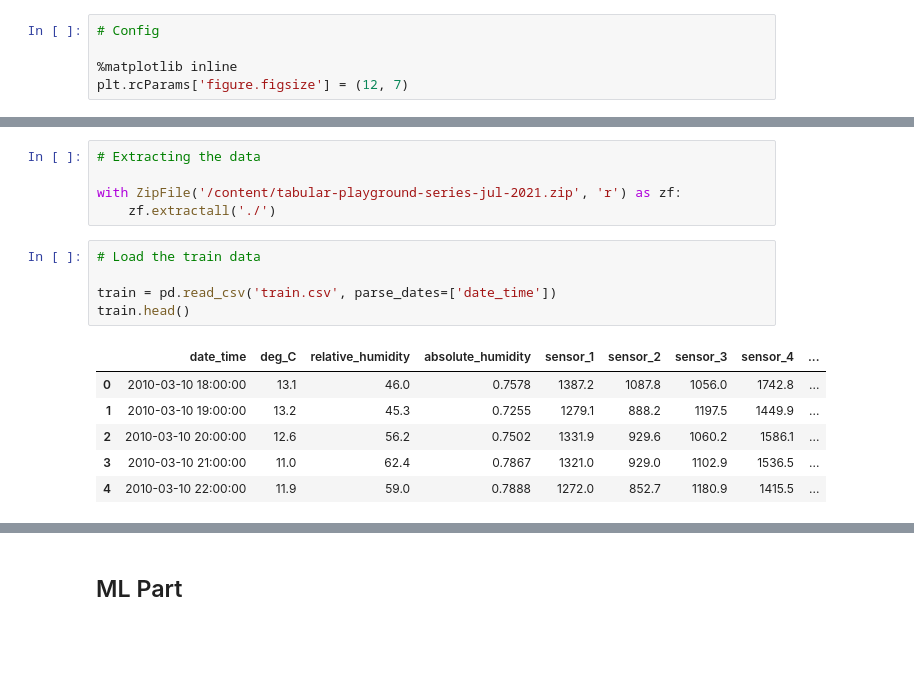
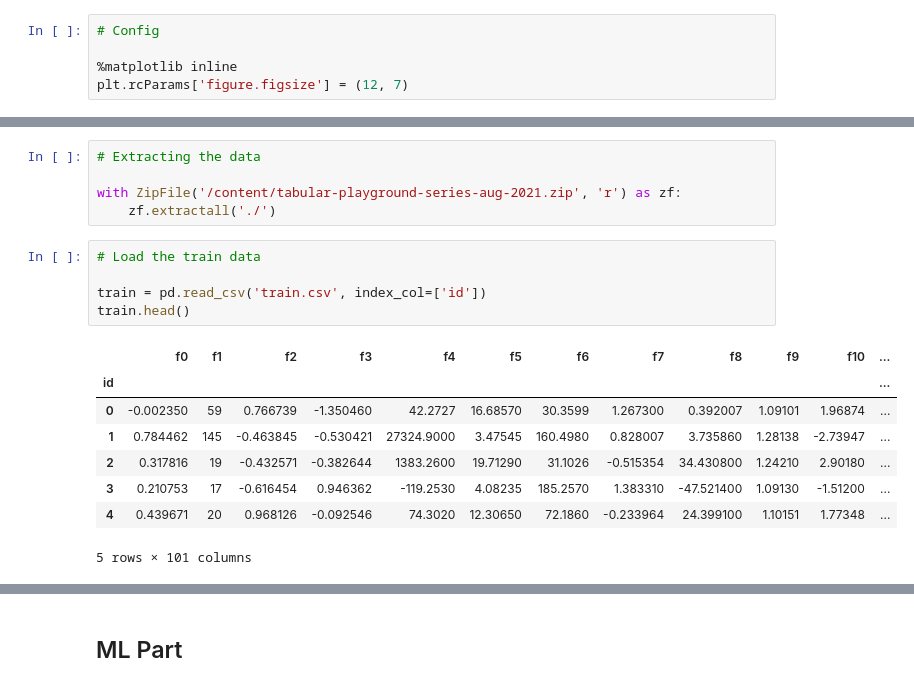
Before and after one commit to AnuragAnalog/myKaggle, a Jupyter notebook: Tabular-Playground-Series/Aug-2021/Tabular Playground Series Aug 2021.ipynb, the cells around one changed output, grey strips where cells are left out. Cells and saved outputs as stored; diff of their text form; blank space fills up the shorter version.

```diff
--- a/Tabular-Playground-Series/Aug-2021/Tabular Playground Series Aug 2021.ipynb
+++ b/Tabular-Playground-Series/Aug-2021/Tabular Playground Series Aug 2021.ipynb
@@ -18,20 +33,22 @@ plt.rcParams['figure.figsize'] = (12, 7)
 # %%
 # Extracting the data
 
-with ZipFile('/content/tabular-playground-series-jul-2021.zip', 'r') as zf:
+with ZipFile('/content/tabular-playground-series-aug-2021.zip', 'r') as zf:
     zf.extractall('./')
 # %%
 # Load the train data
 
-train = pd.read_csv('train.csv', parse_dates=['date_time'])
+train = pd.read_csv('train.csv', index_col=['id'])
 train.head()
 # %% [output]
-|  | date_time | deg_C | relative_humidity | absolute_humidity | sensor_1 | sensor_2 | sensor_3 | sensor_4 | ... |
-| 0 | 2010-03-10 18:00:00 | 13.1 | 46.0 | 0.7578 | 1387.2 | 1087.8 | 1056.0 | 1742.8 | ... |
-| 1 | 2010-03-10 19:00:00 | 13.2 | 45.3 | 0.7255 | 1279.1 | 888.2 | 1197.5 | 1449.9 | ... |
-| 2 | 2010-03-10 20:00:00 | 12.6 | 56.2 | 0.7502 | 1331.9 | 929.6 | 1060.2 | 1586.1 | ... |
-| 3 | 2010-03-10 21:00:00 | 11.0 | 62.4 | 0.7867 | 1321.0 | 929.0 | 1102.9 | 1536.5 | ... |
-| 4 | 2010-03-10 22:00:00 | 11.9 | 59.0 | 0.7888 | 1272.0 | 852.7 | 1180.9 | 1415.5 | ... |
+|  | f0 | f1 | f2 | f3 | f4 | f5 | f6 | f7 | f8 | f9 | f10 | ... |
+| id |  |  |  |  |  |  |  |  |  |  |  | ... |
+| 0 | -0.002350 | 59 | 0.766739 | -1.350460 | 42.2727 | 16.68570 | 30.3599 | 1.267300 | 0.392007 | 1.09101 | 1.96874 | ... |
+| 1 | 0.784462 | 145 | -0.463845 | -0.530421 | 27324.9000 | 3.47545 | 160.4980 | 0.828007 | 3.735860 | 1.28138 | -2.73947 | ... |
+| 2 | 0.317816 | 19 | -0.432571 | -0.382644 | 1383.2600 | 19.71290 | 31.1026 | -0.515354 | 34.430800 | 1.24210 | 2.90180 | ... |
+| 3 | 0.210753 | 17 | -0.616454 | 0.946362 | -119.2530 | 4.08235 | 185.2570 | 1.383310 | -47.521400 | 1.09130 | -1.51200 | ... |
+| 4 | 0.439671 | 20 | 0.968126 | -0.092546 | 74.3020 | 12.30650 | 72.1860 | -0.233964 | 24.399100 | 1.10151 | 1.77348 | ... |
+5 rows × 101 columns
 # %%
 # Inspecting the data
 
```
Also changed, not shown: parts of 12 cells of this notebook.
